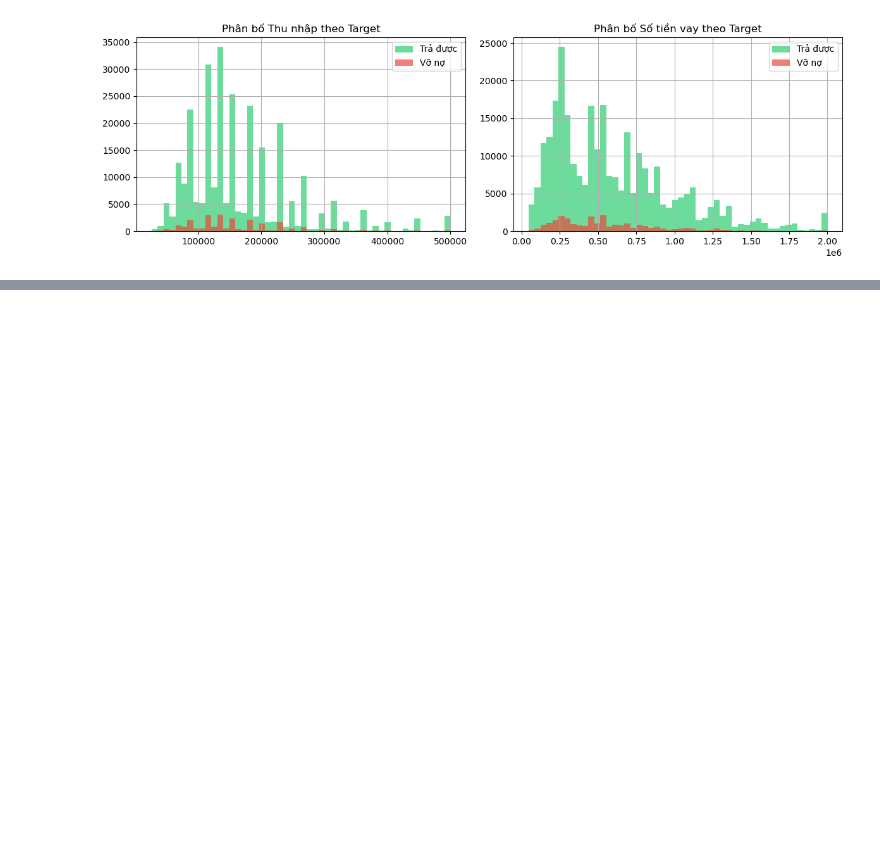
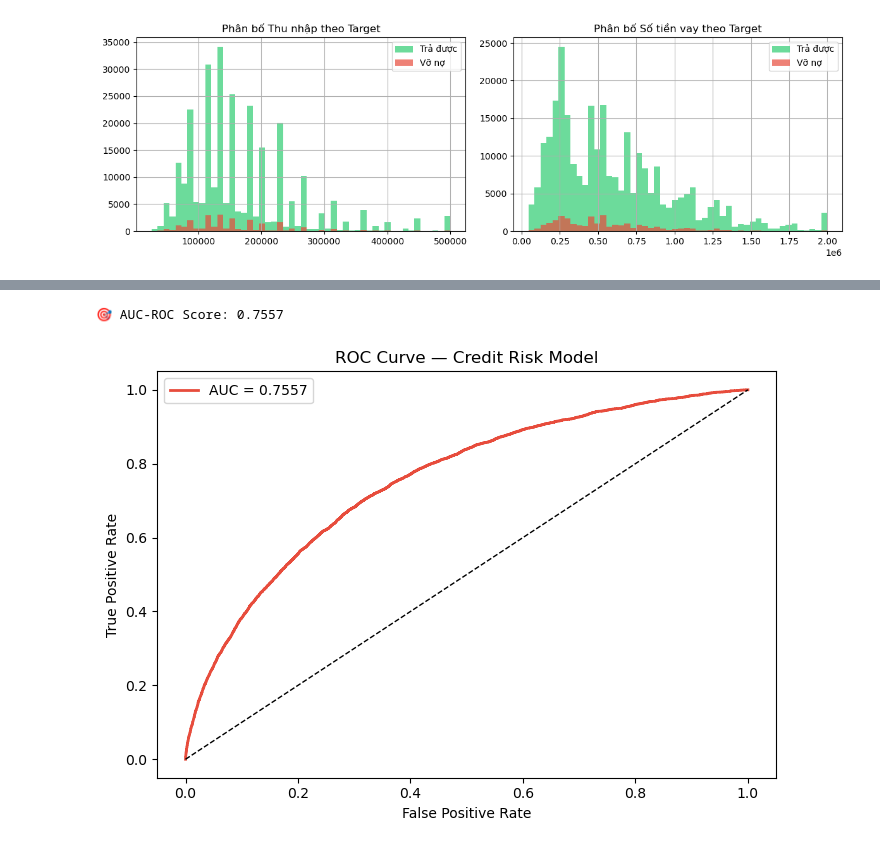
Before and after one commit to Tuna1423/home-credit-default-risk, a Jupyter notebook: 01_EDA.ipynb, the cells around one changed output, grey strips where cells are left out. Drawn from its saved outputs; the diff is of its cells as text; code cells hidden in the pictures; blank space fills up the shorter version.

Commit message:
Thực hiện dự án theo các bước lần lượt: Business Understanding, Data Understanding & EDA, Data Preparation, Modeling với XGBoost

```diff
--- a/01_EDA.ipynb
+++ b/01_EDA.ipynb
@@ -136,0 +223,25 @@ plt.show()
+# %%
+# 3. Train XGBoost (xử lý imbalanced bằng scale_pos_weight)
+neg = (y_train == 0).sum()
+pos = (y_train == 1).sum()
+scale = neg / pos
+print(f"scale_pos_weight = {scale:.1f}")
+
+model = xgb.XGBClassifier(
+    n_estimators=300,
+    max_depth=5,
+    learning_rate=0.05,
+    subsample=0.8,
+    colsample_bytree=0.8,
+    scale_pos_weight=scale,   # xử lý imbalanced
+    random_state=42,
+    eval_metric='auc',
+    early_stopping_rounds=20,
+    verbosity=1
+)
+
+model.fit(
+    X_train, y_train,
+    eval_set=[(X_test, y_test)],
+    verbose=50
+)
@@ -136,0 +268,20 @@ plt.show()
+# %%
+# 4. Đánh giá model
+y_pred_proba = model.predict_proba(X_test)[:, 1]
+auc = roc_auc_score(y_test, y_pred_proba)
+print(f"\nAUC-ROC Score: {auc:.4f}")
+
+# ROC Curve
+fpr, tpr, _ = roc_curve(y_test, y_pred_proba)
+plt.figure(figsize=(7, 5))
+plt.plot(fpr, tpr, color='#e74c3c', lw=2, label=f'AUC = {auc:.4f}')
+plt.plot([0, 1], [0, 1], 'k--', lw=1)
+plt.xlabel('False Positive Rate')
+plt.ylabel('True Positive Rate')
+plt.title('ROC Curve — Credit Risk Model')
+plt.legend()
+plt.tight_layout()
+plt.show()
+# %% [output]
+🎯 AUC-ROC Score: 0.7557
+[figure, added]
```
Also changed, not shown: parts of 12 cells of this notebook.
